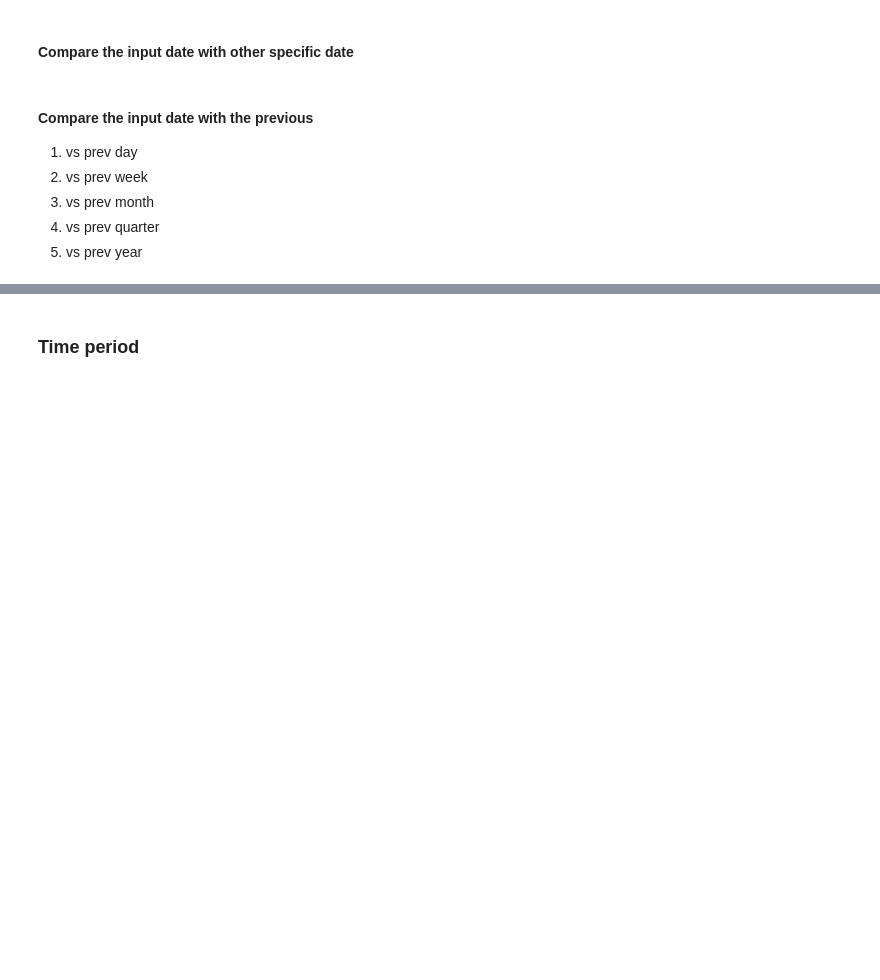
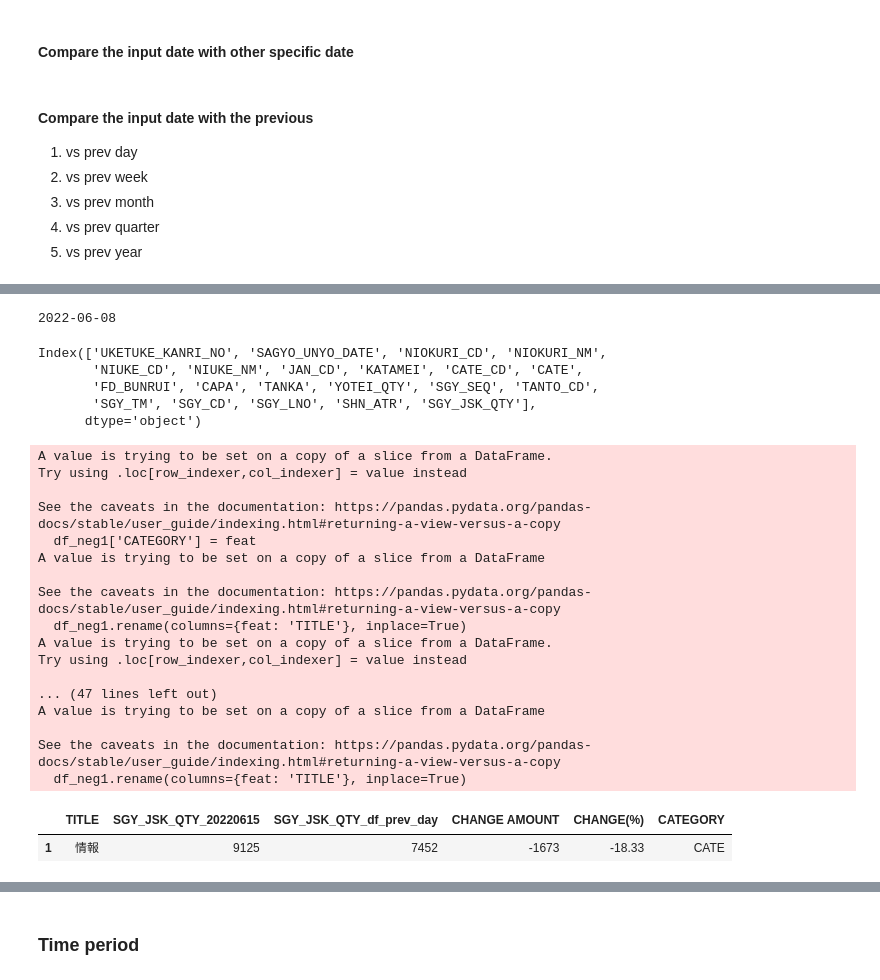
Before and after one commit to NGOHang98/Usee, a Jupyter notebook: Usee.ipynb, the cells around one changed output, grey strips where cells are left out. Drawn from its saved outputs; the diff is of its cells as text; code cells hidden in the pictures; blank space fills up the shorter version.

```diff
--- a/Usee.ipynb
+++ b/Usee.ipynb
@@ -245,0 +265,71 @@ df_2 = data.query('SAGYO_UNYO_DATE=={}'.format('20220630'))
+# %%
+import datetime
+#df_prev_day
+input_date = datetime.date(2022, 6, 15)
+prev_day = input_date - datetime.timedelta(days=1)
+df_prev_day = data.query('SAGYO_UNYO_DATE == {}'.format(prev_day.strftime('%Y%m%d')))
+print(prev_day)
+# %% [output]
+2022-06-08
+# %%
+data.columns
+# %% [output]
+Index(['UKETUKE_KANRI_NO', 'SAGYO_UNYO_DATE', 'NIOKURI_CD', 'NIOKURI_NM',
+       'NIUKE_CD', 'NIUKE_NM', 'JAN_CD', 'KATAMEI', 'CATE_CD', 'CATE',
+       'FD_BUNRUI', 'CAPA', 'TANKA', 'YOTEI_QTY', 'SGY_SEQ', 'TANTO_CD',
+       'SGY_TM', 'SGY_CD', 'SGY_LNO', 'SHN_ATR', 'SGY_JSK_QTY'],
+      dtype='object')
+# %%
+from datetime import datetime
+def sales_comparision_by_period(sales_df: pd.DataFrame, run_date: datetime, type: str, feats):
+    if type=='pre_day':
+        history_day = run_date - pd.DateOffset(days=1)
+    elif type=='pre_week':
+        history_week = run_date - pd.DateOffset(months=1)
+    elif type=='pre_month':
+        history_month = run_date - pd.DateOffset(months=1)
+    elif type=='pre_quarter':
+        history_quarter = run_date - pd.DateOffset(months=4)
+    elif type=='pre_year':
+        history_year = run_date - pd.DateOffset(years=1)
+    else:
+        raise ValueError('Invalid input')
+    for feat in feats:
+        history_df = sales_df[sales_df['SAGYO_UNYO_DATE']==history_day]
+        curr_df = sales_df[sales_df['SAGYO_UNYO_DATE']==run_date]
+        history_total = history_df.groupby(feat, as_index=False)['SGY_JSK_QTY'].sum()
+        curr_total = curr_df.groupby(feat, as_index=False)['SGY_JSK_QTY'].sum()
+        df = pd.merge(curr_total, history_total, on=feat)
+        df.columns = [feat] + ['{}_{}'.format('SGY_JSK_QTY', '20220615')] + ['{}_{}'.format('SGY_JSK_QTY', 'df_prev_day')]
+        df['CHANGE AMOUNT'] = df['SGY_JSK_QTY_df_prev_day'] - df['SGY_JSK_QTY_20220615']
+        df['CHANGE(%)'] = (df['CHANGE AMOUNT'] / df['SGY_JSK_QTY_20220615']) * 100
+        df['CHANGE(%)'] = df['CHANGE(%)'].round(2)
+        df = df.sort_values('CHANGE AMOUNT')
+        df_neg1 = df.query('`CHANGE AMOUNT` < 0')
+        df_neg1['CATEGORY'] = feat
+        df_neg1.rename(columns={feat: 'TITLE'}, inplace=True)
+        df_neg1.to_csv(f'output/{feat}.csv',index=False)
+    # return df_neg1
+
+sales_comparision_by_period(sales_df=data,run_date=datetime(2022,6,15), type='pre_day',feats=['CATE', 'CAPA', 'TANKA', 'NIUKE_NM', 'NIOKURI_NM', 'KATAMEI', 'FD_BUNRUI'])
+df_neg1.head(10)
+# %% [output]
+A value is trying to be set on a copy of a slice from a DataFrame.
+Try using .loc[row_indexer,col_indexer] = value instead
+
+See the caveats in the documentation: https://pandas.pydata.org/pandas-docs/stable/user_guide/indexing.html#returning-a-view-versus-a-copy
+  df_neg1['CATEGORY'] = feat
+A value is trying to be set on a copy of a slice from a DataFrame
+
+See the caveats in the documentation: https://pandas.pydata.org/pandas-docs/stable/user_guide/indexing.html#returning-a-view-versus-a-copy
+  df_neg1.rename(columns={feat: 'TITLE'}, inplace=True)
+A value is trying to be set on a copy of a slice from a DataFrame.
+Try using .loc[row_indexer,col_indexer] = value instead
+
+... (47 lines left out)
+A value is trying to be set on a copy of a slice from a DataFrame
+
+See the caveats in the documentation: https://pandas.pydata.org/pandas-docs/stable/user_guide/indexing.html#returning-a-view-versus-a-copy
+  df_neg1.rename(columns={feat: 'TITLE'}, inplace=True)
+|  | TITLE | SGY_JSK_QTY_20220615 | SGY_JSK_QTY_df_prev_day | CHANGE AMOUNT | CHANGE(%) | CATEGORY |
+| 1 | 情報 | 9125 | 7452 | -1673 | -18.33 | CATE |
```
Also changed, not shown: parts of 13 cells of this notebook.
